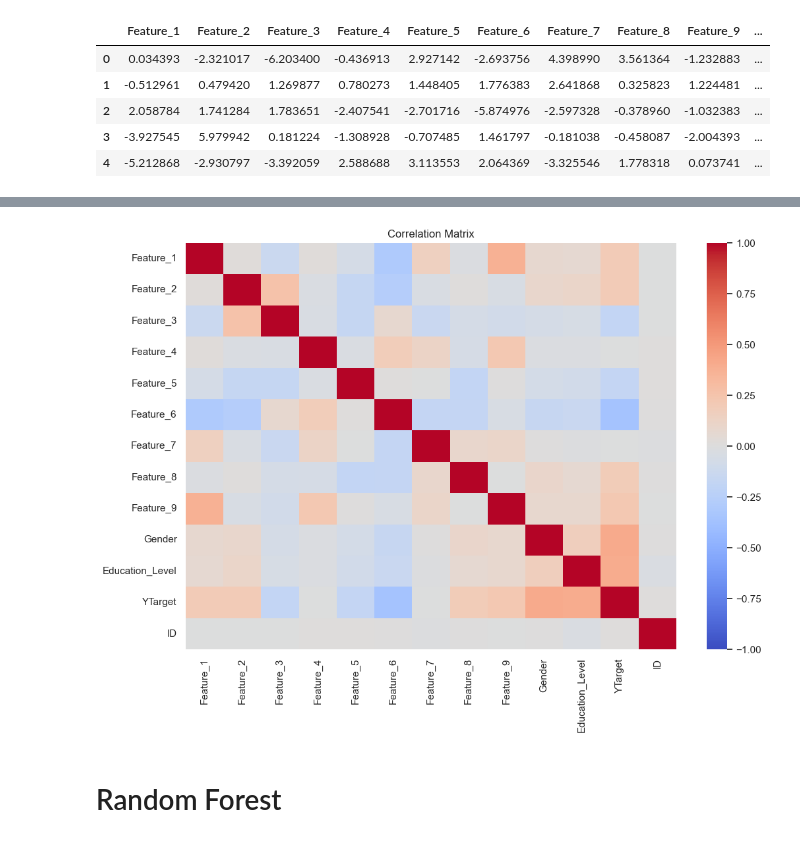
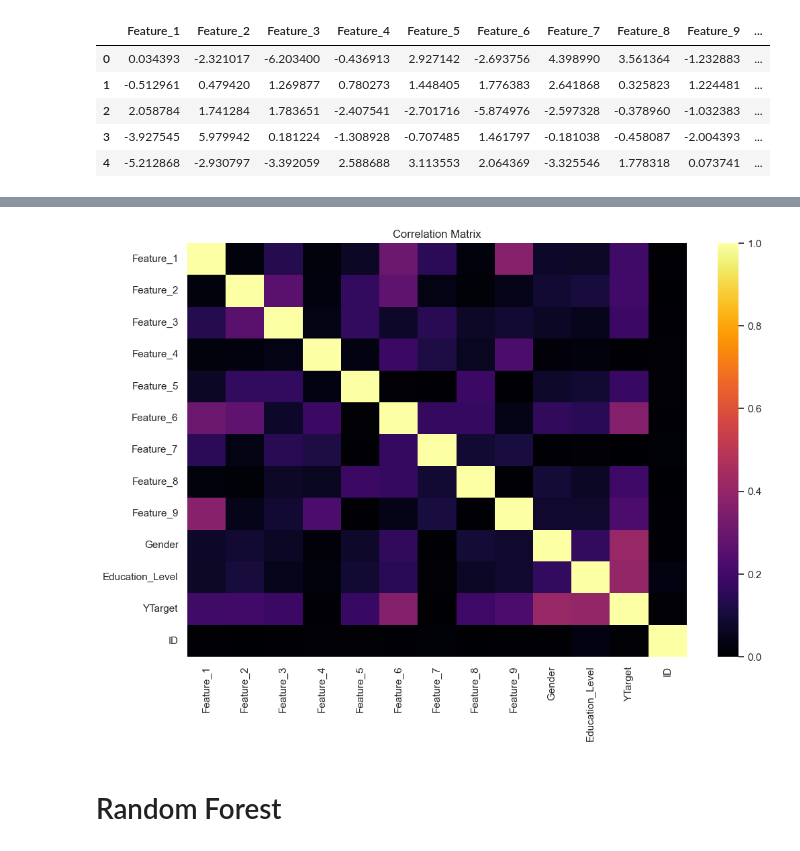
Before and after one commit to eliottvalette/NOTEBOOK-Maker, a Jupyter notebook: Output/exe_A_1_one_csv.ipynb, the cells around one changed output, grey strips where cells are left out. Cells and saved outputs as stored; diff of their text form; code cells hidden in the pictures.

```diff
--- a/Output/exe_A_1_one_csv.ipynb
+++ b/Output/exe_A_1_one_csv.ipynb
@@ -47,12 +56,12 @@ df.head()
 # %%
 # Display correlation matrix
-corr_matrix = df.corr()
+corr_matrix = df.corr().abs()
 plt.figure(figsize=(12, 8))
-sns.heatmap(corr_matrix, cmap='coolwarm', vmin=-1, vmax=1)
+sns.heatmap(corr_matrix, cmap='inferno', vmin=0, vmax=1)
 plt.title('Correlation Matrix')
 plt.show()
 # %% [output]
-[figure, old version]
+[figure, new version]
 # %% [markdown]
 # Random Forest
 # %%
```
Also changed, not shown: parts of 7 cells of this notebook, 8 other files.
